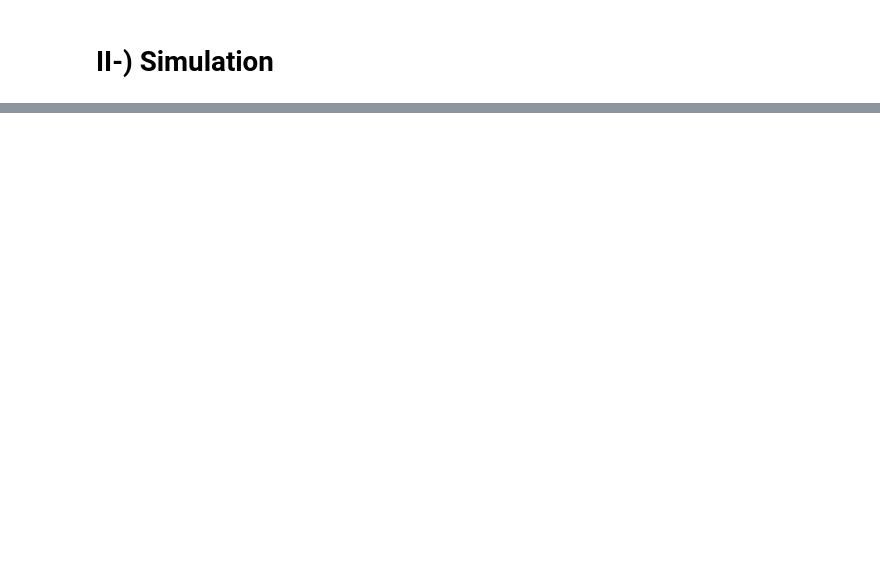
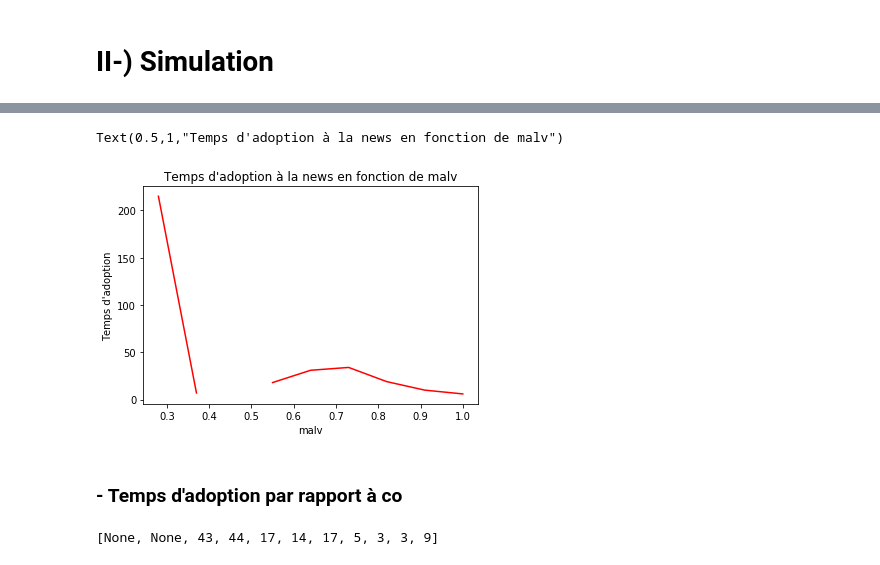
Before and after one commit to are-mipiA1A2/Fake-news, a Jupyter notebook: CLEAN CODE - physique+distance.ipynb, the cells around one changed output, grey strips where cells are left out. Cells and saved outputs as stored; diff of their text form; code cells hidden in the pictures; blank space fills up the shorter version.

```diff
--- a/CLEAN CODE - physique+distance.ipynb
+++ b/CLEAN CODE - physique+distance.ipynb
@@ -925,0 +1022,37 @@ plt.colorbar()
+# %%
+Reseau_discu={str(k):(0,0,fp,0.5) for k in range(1,N+1) for fp in np.random.uniform(low=0.0, high=1.0,size=N)}
+Pop_ac_om=init_ac_om_et_xom(Reseau_discu,List_om,List_xom)
+
+x_malv = np.linspace(start=0.1, stop=1.0, num=11, endpoint=True)
+y_tps = tps_pp_malv(nb_om,List_om,Pop_ac_om)
+
+fig, axes = plt.subplots()
+
+axes.plot(x_malv,y_tps,'r')
+axes.set_xlabel('malv')
+axes.set_ylabel('Temps d\'adoption')
+axes.set_title('Temps d\'adoption à la news en fonction de malv')
+# %% [output]
+Text(0.5,1,"Temps d'adoption à la news en fonction de malv")
+[figure, added]
+# %% [markdown]
+### - Temps d'adoption par rapport à co
+# %%
+Reseau_discu={str(k):(0,0,fp,0.5) for k in range(1,N+1) for fp in np.random.uniform(low=0.0, high=1.0,size=N)}
+Pop_ac_om=init_ac_om_et_xom(Reseau_discu,List_om,List_xom)
+
+def tps_pp_co(pop,names,n_1dim,steps,list_om,list_xom,mat_pop,news):
+    T=[]
+    for co in range(11):
+        Reseau_discu={str(k):(0,0,fp,0.5) for k in range(1,N+1) for fp in np.random.uniform(low=0.0, high=1.0,size=N)}
+        pop=init_ac_om_et_xom(Reseau_discu,list_om,list_xom)
+        nb_reseaux={name : nb for (name,nb) in zip(names,nb_res(co,N))}
+        ag_res={name : list(np.random.choice(L_reseaux, size=nb_reseaux[name], replace=False)) for name in names}
+        res_ag=res_et_ag(ag_res,L_reseaux)
+        res_virtu=reseau_virtu(ag_res,res_ag,nb_reseaux)
+        Simu_op=simu_op_finale(pop,res_virtu,names,n_1dim,steps,list_xom,mat_pop,news)
+        T.append(temps_adoption(Simu_op))
+    return T
+tps_pp_co(Pop_ac_om,Noms_agents_avec,N_1dim,1000,List_om,List_xom,Mat_pop_ac_om,0.7)
+# %% [output]
+[None, None, 43, 44, 17, 14, 17, 5, 3, 3, 9]
```
Also changed, not shown: parts of 34 cells of this notebook.
